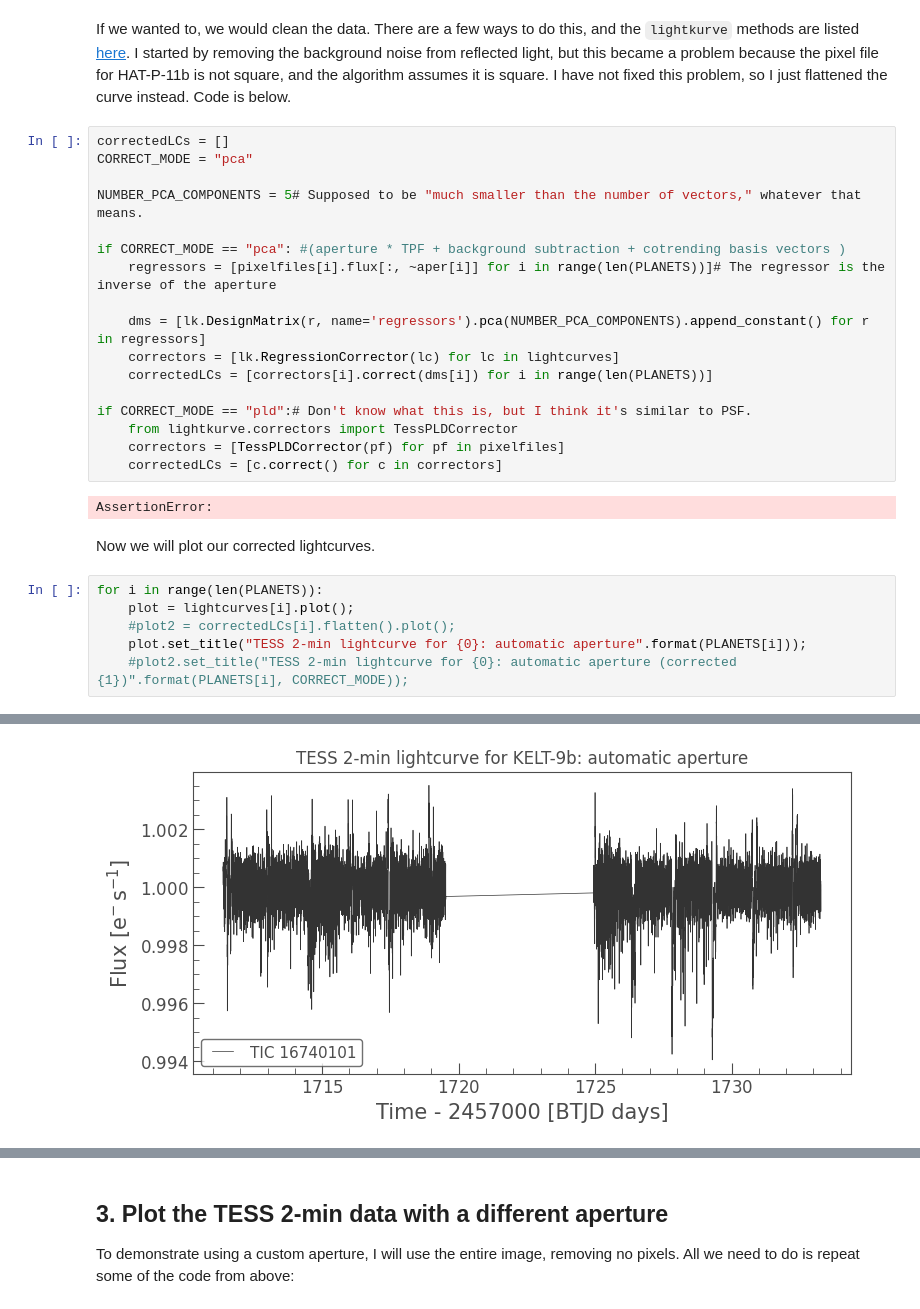
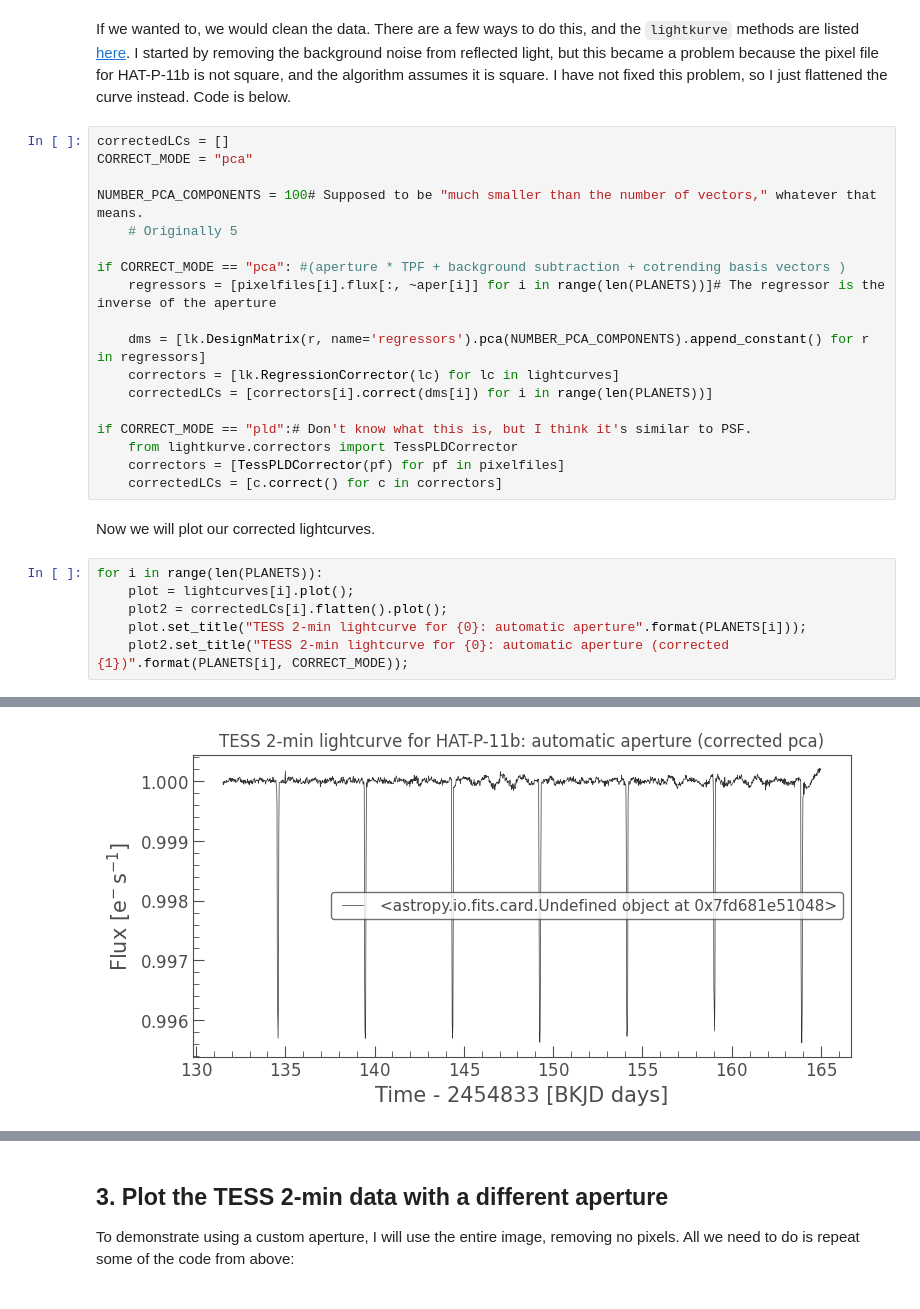
Before and after one commit to JackDinsmore/photometry-age-dating, a Jupyter notebook: HAT-P-11b; KELT-9b lightcurves.ipynb, the cells around one changed output, grey strips where cells are left out. Drawn from its saved outputs; the diff is of its cells as text.

```diff
--- a/HAT-P-11b; KELT-9b lightcurves.ipynb
+++ b/HAT-P-11b; KELT-9b lightcurves.ipynb
@@ -109,7 +109,8 @@ If we wanted to, we would clean the data. There are a few ways to do this, and t
 correctedLCs = []
 CORRECT_MODE = "pca"
 
-NUMBER_PCA_COMPONENTS = 5# Supposed to be "much smaller than the number of vectors," whatever that means.
+NUMBER_PCA_COMPONENTS = 100# Supposed to be "much smaller than the number of vectors," whatever that means.
+    # Originally 5
 
 if CORRECT_MODE == "pca": #(aperture * TPF + background subtraction + cotrending basis vectors )
     regressors = [pixelfiles[i].flux[:, ~aper[i]] for i in range(len(PLANETS))]# The regressor is the inverse of the aperture
@@ -122,16 +123,14 @@ if CORRECT_MODE == "pld":# Don't know what this is, but I think it's similar to
     from lightkurve.correctors import TessPLDCorrector
     correctors = [TessPLDCorrector(pf) for pf in pixelfiles]
     correctedLCs = [c.correct() for c in correctors]
-# %% [output]
-AssertionError:
 # %% [markdown]
 Now we will plot our corrected lightcurves.
 # %%
 for i in range(len(PLANETS)):
     plot = lightcurves[i].plot();
-    #plot2 = correctedLCs[i].flatten().plot();
+    plot2 = correctedLCs[i].flatten().plot();
     plot.set_title("TESS 2-min lightcurve for {0}: automatic aperture".format(PLANETS[i]));
-    #plot2.set_title("TESS 2-min lightcurve for {0}: automatic aperture (corrected {1})".format(PLANETS[i], CORRECT_MODE));
+    plot2.set_title("TESS 2-min lightcurve for {0}: automatic aperture (corrected {1})".format(PLANETS[i], CORRECT_MODE));
 # %% [output]
 [figure]
-[figure, old version]
+[figure, new version]
```
Also changed, not shown: parts of 1 cell of this notebook.
